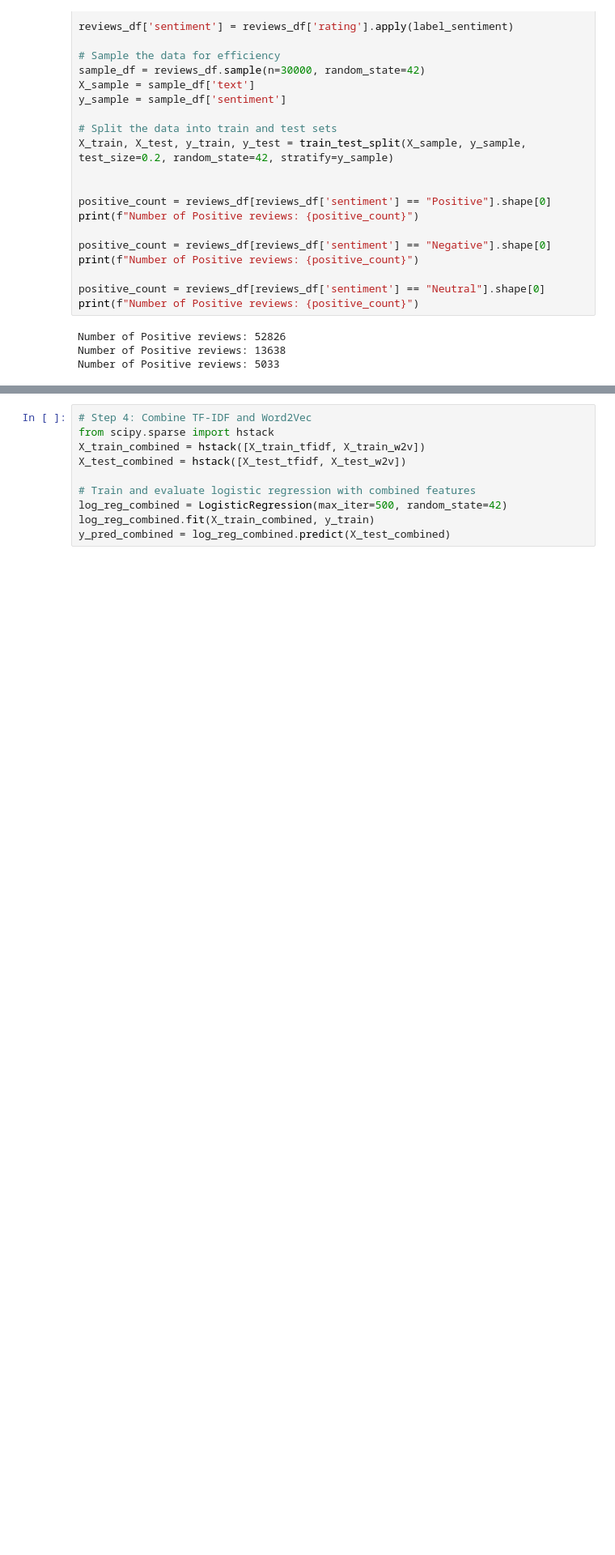
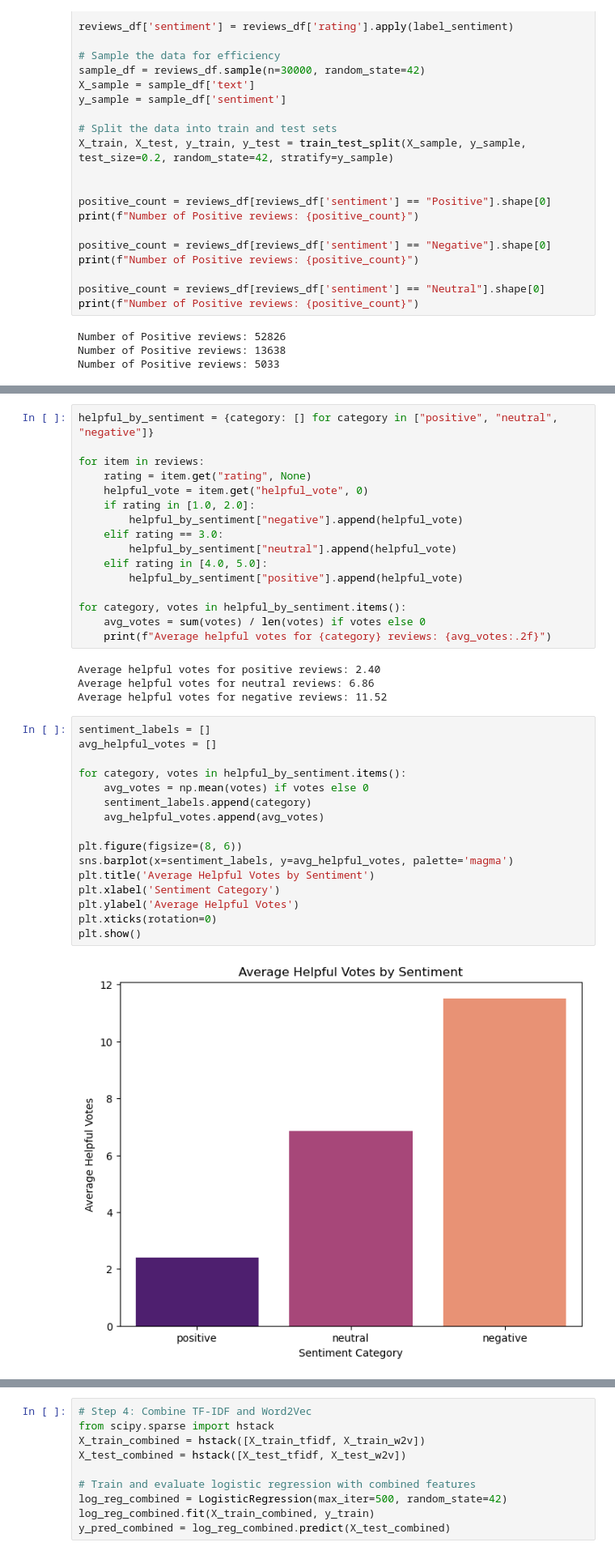
Before and after one commit to ramistry/Sentiment_Analysis, a Jupyter notebook: Advanced.ipynb, the cells around one changed output, grey strips where cells are left out. Shown: that part at 81% size. Drawn from its saved outputs; the diff is of its cells as text; blank space fills up the shorter version.

```diff
--- a/Advanced.ipynb
+++ b/Advanced.ipynb
@@ -52,0 +176,38 @@ Number of Positive reviews: 5033
+# %%
+helpful_by_sentiment = {category: [] for category in ["positive", "neutral", "negative"]}
+
+for item in reviews:
+    rating = item.get("rating", None)
+    helpful_vote = item.get("helpful_vote", 0)
+    if rating in [1.0, 2.0]:
+        helpful_by_sentiment["negative"].append(helpful_vote)
+    elif rating == 3.0:
+        helpful_by_sentiment["neutral"].append(helpful_vote)
+    elif rating in [4.0, 5.0]:
+        helpful_by_sentiment["positive"].append(helpful_vote)
+
+for category, votes in helpful_by_sentiment.items():
+    avg_votes = sum(votes) / len(votes) if votes else 0
+    print(f"Average helpful votes for {category} reviews: {avg_votes:.2f}")
+# %% [output]
+Average helpful votes for positive reviews: 2.40
+Average helpful votes for neutral reviews: 6.86
+Average helpful votes for negative reviews: 11.52
+# %%
+sentiment_labels = []
+avg_helpful_votes = []
+
+for category, votes in helpful_by_sentiment.items():
+    avg_votes = np.mean(votes) if votes else 0
+    sentiment_labels.append(category)
+    avg_helpful_votes.append(avg_votes)
+
+plt.figure(figsize=(8, 6))
+sns.barplot(x=sentiment_labels, y=avg_helpful_votes, palette='magma')
+plt.title('Average Helpful Votes by Sentiment')
+plt.xlabel('Sentiment Category')
+plt.ylabel('Average Helpful Votes')
+plt.xticks(rotation=0)
+plt.show()
+# %% [output]
+[figure, added]
```
Also changed, not shown: parts of 10 cells of this notebook, 1 other file.
